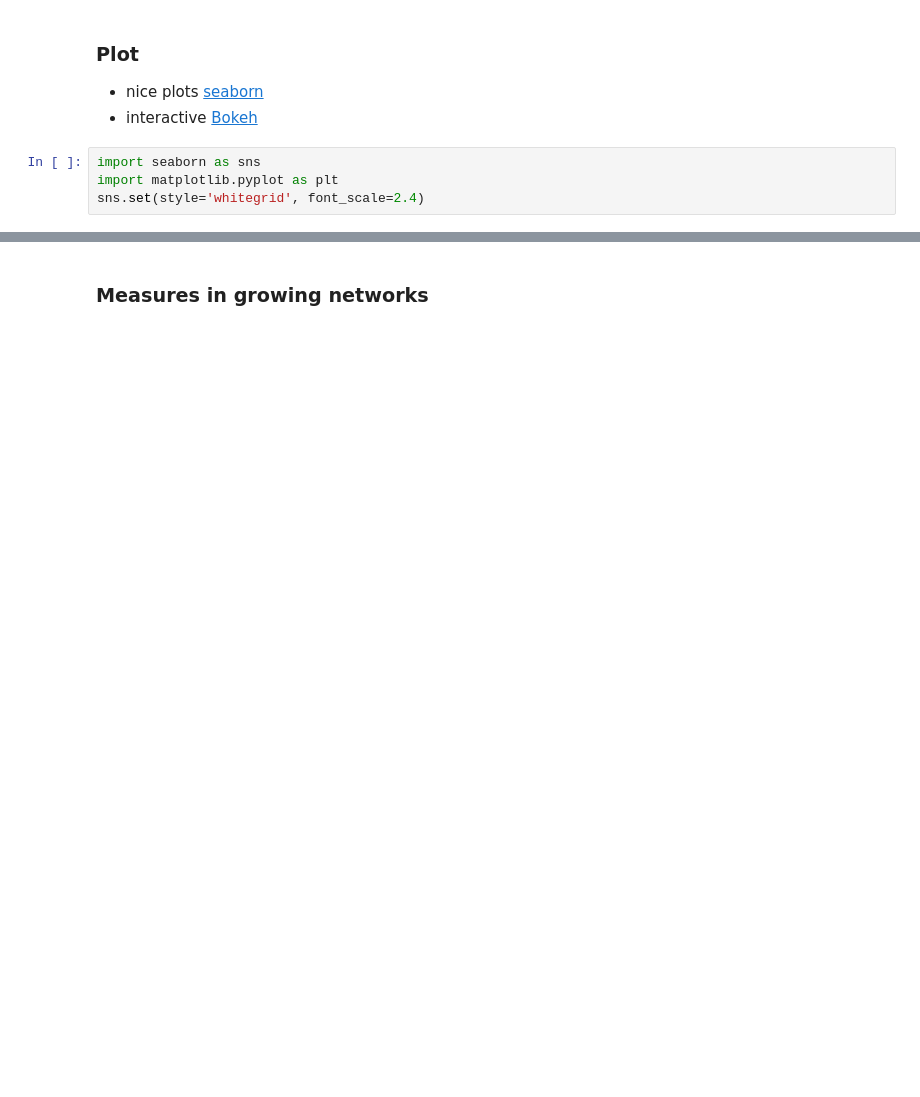
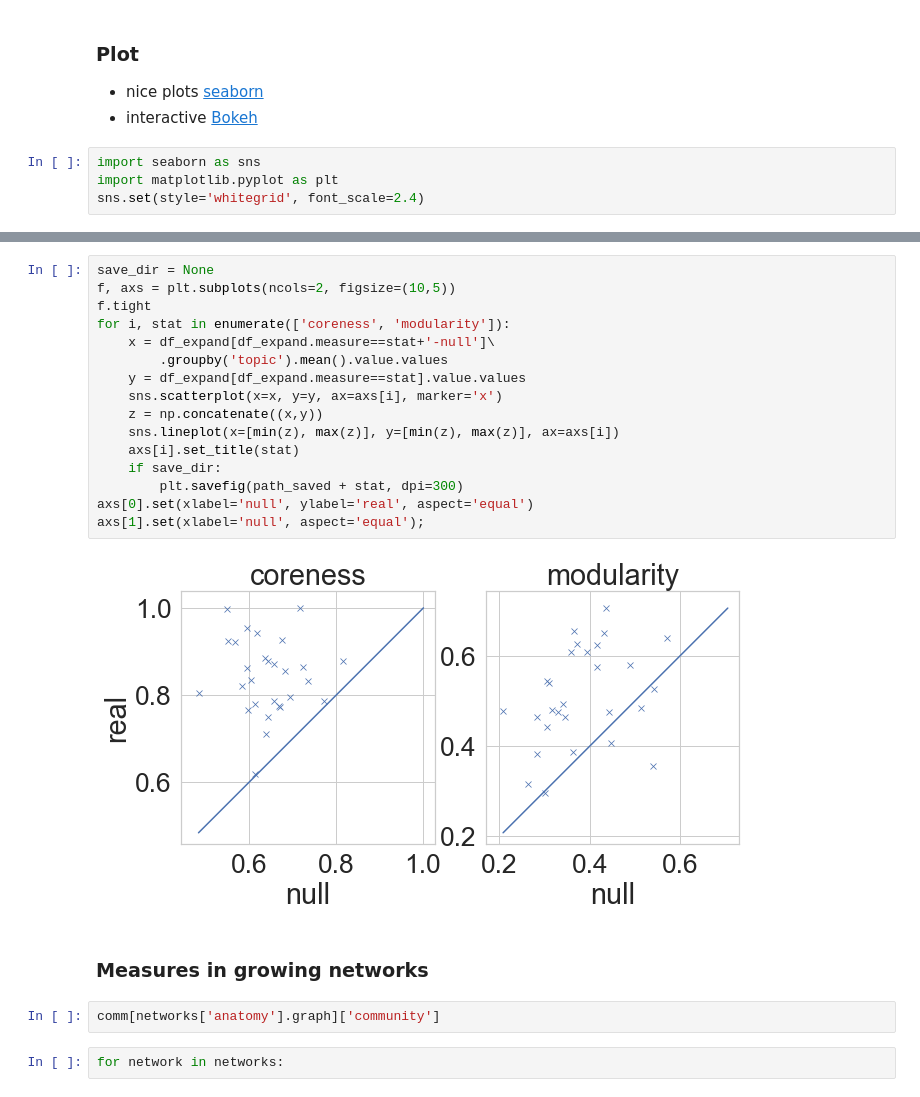
Before and after one commit to harangju/wikinet, a Jupyter notebook: analysis/analyze-network-measures.ipynb, the cells around one changed output, grey strips where cells are left out. Saved outputs shown, nothing was run; the diff lists cells and outputs as text; blank space fills up the shorter version.

```diff
--- a/analysis/analyze-network-measures.ipynb
+++ b/analysis/analyze-network-measures.ipynb
@@ -222,2 +263,24 @@ for stat in ['coreness', 'modularity', 'char-path-length']:
+# %%
+save_dir = None
+f, axs = plt.subplots(ncols=2, figsize=(10,5))
+f.tight
+for i, stat in enumerate(['coreness', 'modularity']):
+    x = df_expand[df_expand.measure==stat+'-null']\
+        .groupby('topic').mean().value.values
+    y = df_expand[df_expand.measure==stat].value.values
+    sns.scatterplot(x=x, y=y, ax=axs[i], marker='x')
+    z = np.concatenate((x,y))
+    sns.lineplot(x=[min(z), max(z)], y=[min(z), max(z)], ax=axs[i])
+    axs[i].set_title(stat)
+    if save_dir:
+        plt.savefig(path_saved + stat, dpi=300)
+axs[0].set(xlabel='null', ylabel='real', aspect='equal')
+axs[1].set(xlabel='null', aspect='equal');
+# %% [output]
+[figure, added]
 # %% [markdown]
 ### Measures in growing networks
+# %%
+comm[networks['anatomy'].graph]['community']
+# %%
+for network in networks:
```
Also changed, not shown: parts of 13 cells of this notebook.
